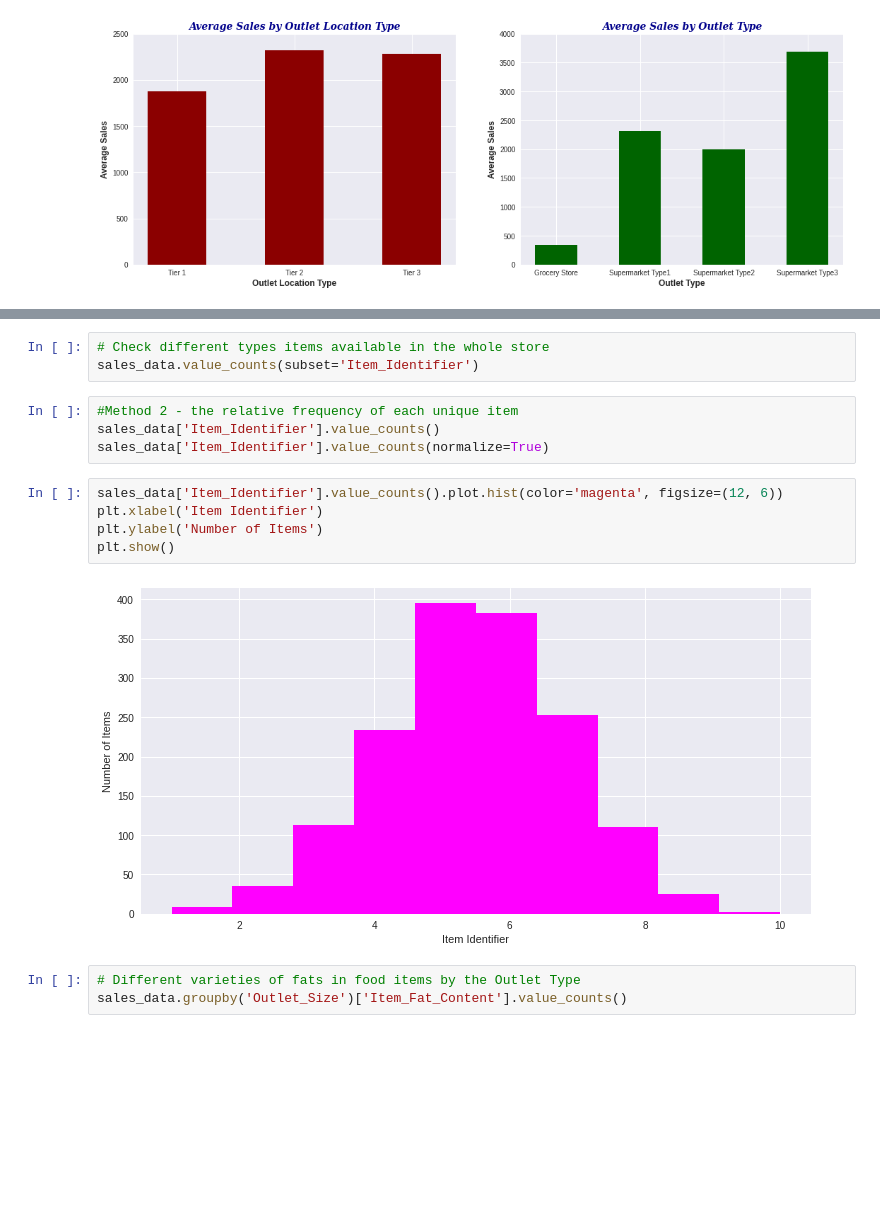
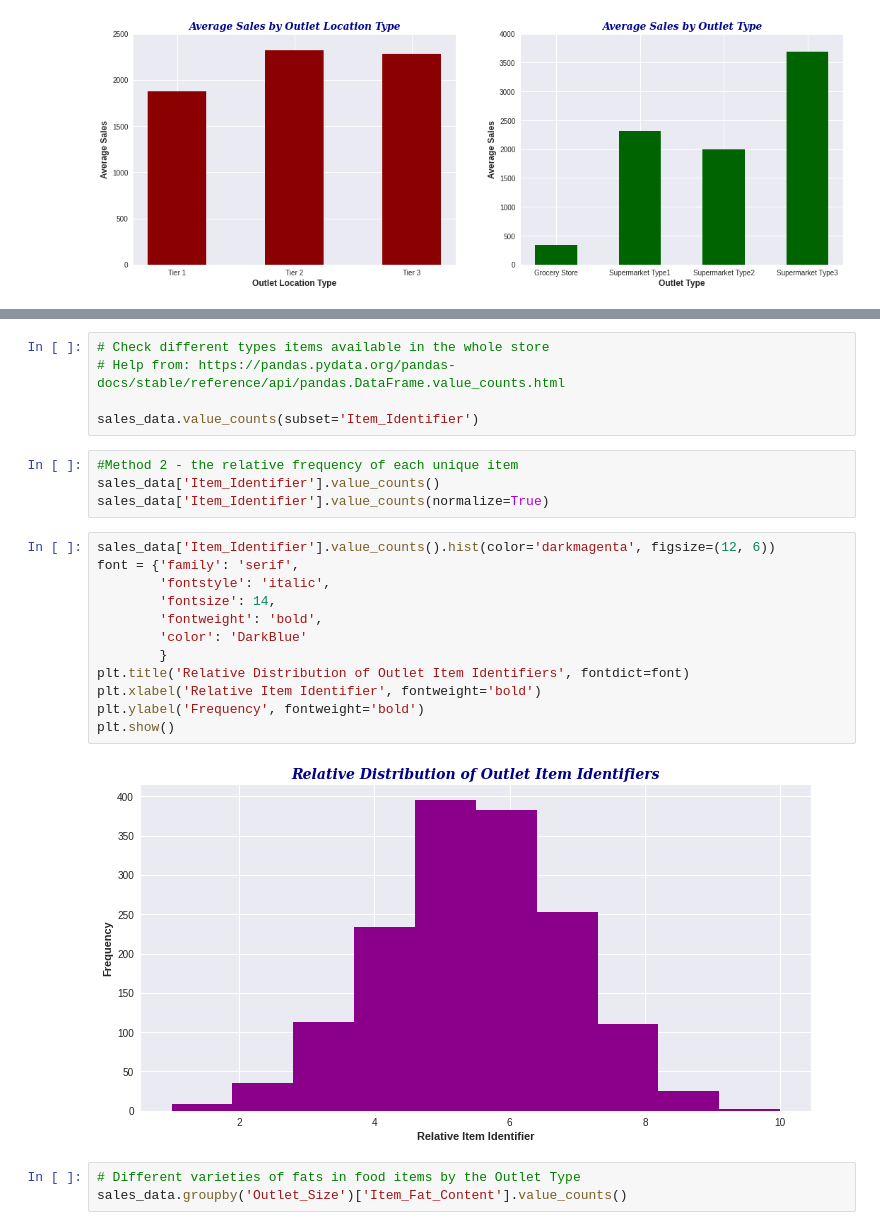
Before and after one commit to tibebu-sime/sales-predictions, a Jupyter notebook: salespredictions_project.ipynb, the cells around one changed output, grey strips where cells are left out. Saved outputs shown, nothing was run; the diff lists cells and outputs as text; blank space fills up the shorter version.

```diff
--- a/salespredictions_project.ipynb
+++ b/salespredictions_project.ipynb
@@ -247,17 +243,26 @@ plt.show()
 # %%
 # Check different types items available in the whole store
+# Help from: https://pandas.pydata.org/pandas-docs/stable/reference/api/pandas.DataFrame.value_counts.html
+
 sales_data.value_counts(subset='Item_Identifier')
 # %%
 #Method 2 - the relative frequency of each unique item
 sales_data['Item_Identifier'].value_counts()
 sales_data['Item_Identifier'].value_counts(normalize=True)
 # %%
-sales_data['Item_Identifier'].value_counts().plot.hist(color='magenta', figsize=(12, 6))
-plt.xlabel('Item Identifier')
-plt.ylabel('Number of Items')
+sales_data['Item_Identifier'].value_counts().hist(color='darkmagenta', figsize=(12, 6))
+font = {'family': 'serif',
+        'fontstyle': 'italic',
+        'fontsize': 14,
+        'fontweight': 'bold',
+        'color': 'DarkBlue'
+        }
+plt.title('Relative Distribution of Outlet Item Identifiers', fontdict=font)
+plt.xlabel('Relative Item Identifier', fontweight='bold')
+plt.ylabel('Frequency', fontweight='bold')
 plt.show()
 # %% [output]
-[figure, old version]
+[figure, new version]
 # %%
 # Different varieties of fats in food items by the Outlet Type
 sales_data.groupby('Outlet_Size')['Item_Fat_Content'].value_counts()
```
Also changed, not shown: parts of 7 cells of this notebook.
